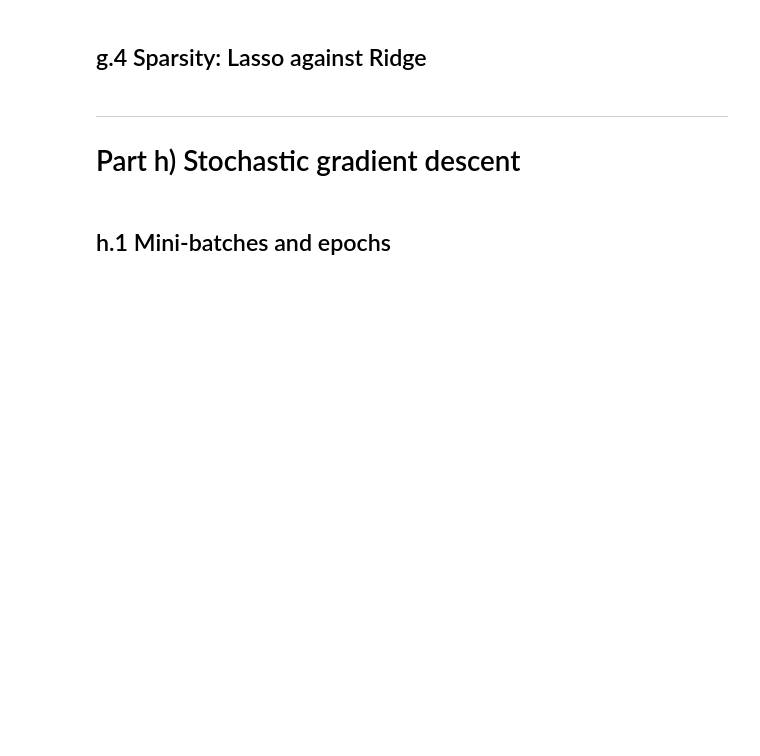
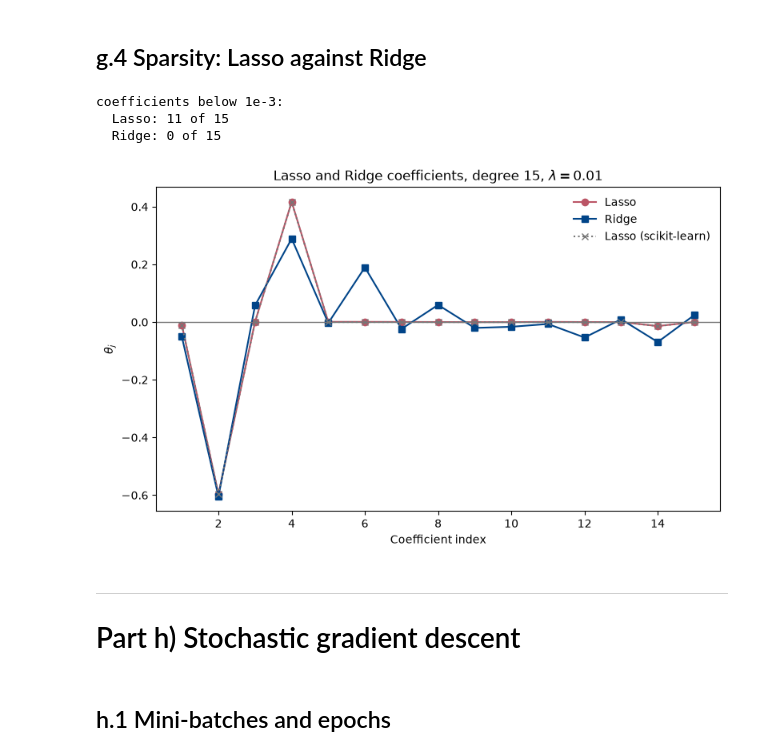
Before and after one commit to GardKL/Project1, a Jupyter notebook: Project1/code/Project1.ipynb, the cells around one changed output. Cells and saved outputs as stored; diff of their text form; code cells hidden in the pictures; blank space fills up the shorter version.

```diff
--- a/Project1/code/Project1.ipynb
+++ b/Project1/code/Project1.ipynb
@@ -1736,2 +1790,20 @@ plt.show()
 # %% [markdown]
 ## g.3 Benchmark against scikit-learn
+# %%
+from sklearn.linear_model import Lasso
+
+for name, alpha in [("lam", lam_g), ("lam/2", lam_g / 2), ("lam/(2n)", lam_g / (2 * n_g))]:
+
+    model = Lasso(alpha=alpha, fit_intercept=False, max_iter=200000)
+    theta_sk = model.fit(X_train_g, y_train_g).coef_
+
+    print(f"alpha = {name:<9} max |ours - sklearn| = {np.max(np.abs(theta_lasso - theta_sk)):.3e}")
+
+
+theta_sklearn = Lasso(alpha=lam_g / 2, fit_intercept=False, max_iter=200000).fit(
+    X_train_g, y_train_g
+).coef_
+
+print("\nours    exact zeros:", np.sum(theta_lasso == 0), "of", degree_g)
+print("sklearn exact zeros:", np.sum(theta_sklearn == 0), "of", degree_g)
+print("smallest |theta| from gradient descent:", np.min(np.abs(theta_lasso)))
@@ -1738,5 +1818,35 @@ plt.show()
 # %% [markdown]
 ## g.4 Sparsity: Lasso against Ridge
+# %%
+theta_ridge_g = np.asarray(ridge(X_train_g, y_train_g, lam=lam_g)).ravel()
+
+print("coefficients below 1e-3:")
+print("  Lasso:", np.sum(np.abs(theta_lasso) < 1e-3), "of", degree_g)
+print("  Ridge:", np.sum(np.abs(theta_ridge_g) < 1e-3), "of", degree_g)
+
+
+j = np.arange(1, degree_g + 1)
+
+plt.figure(figsize=(8, 5))
+
+plt.plot(j, theta_lasso, "o-", color=RED, label="Lasso")
+plt.plot(j, theta_ridge_g, "s-", color=BLUE, label="Ridge")
+plt.plot(j, theta_sklearn, "x:", color=GREY, label="Lasso (scikit-learn)")
+
+plt.axhline(0, color=GREY, linewidth=1)
+plt.xlabel("Coefficient index")
+plt.ylabel(r"$\theta_j$")
+plt.title(fr"Lasso and Ridge coefficients, degree {degree_g}, $\lambda={lam_g}$")
+plt.legend(frameon=False)
+
+plt.tight_layout()
+plt.savefig("../results/g4_lasso_vs_ridge.pdf", bbox_inches="tight")
+plt.show()
+# %% [output]
+coefficients below 1e-3:
+  Lasso: 11 of 15
+  Ridge: 0 of 15
+[figure, added]
 # %% [markdown]
 ---
 # Part h) Stochastic gradient descent
```
Also changed, not shown: parts of 3 cells of this notebook, 1 other file.
